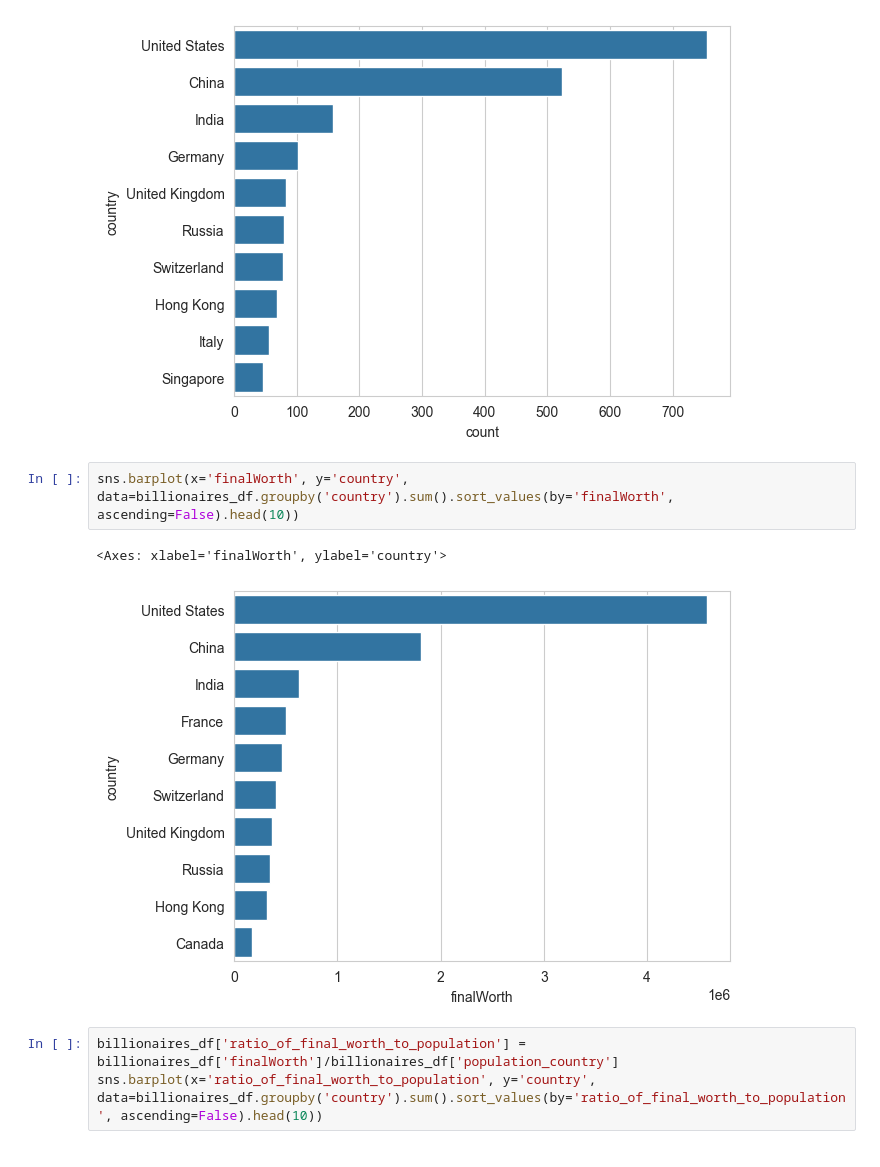
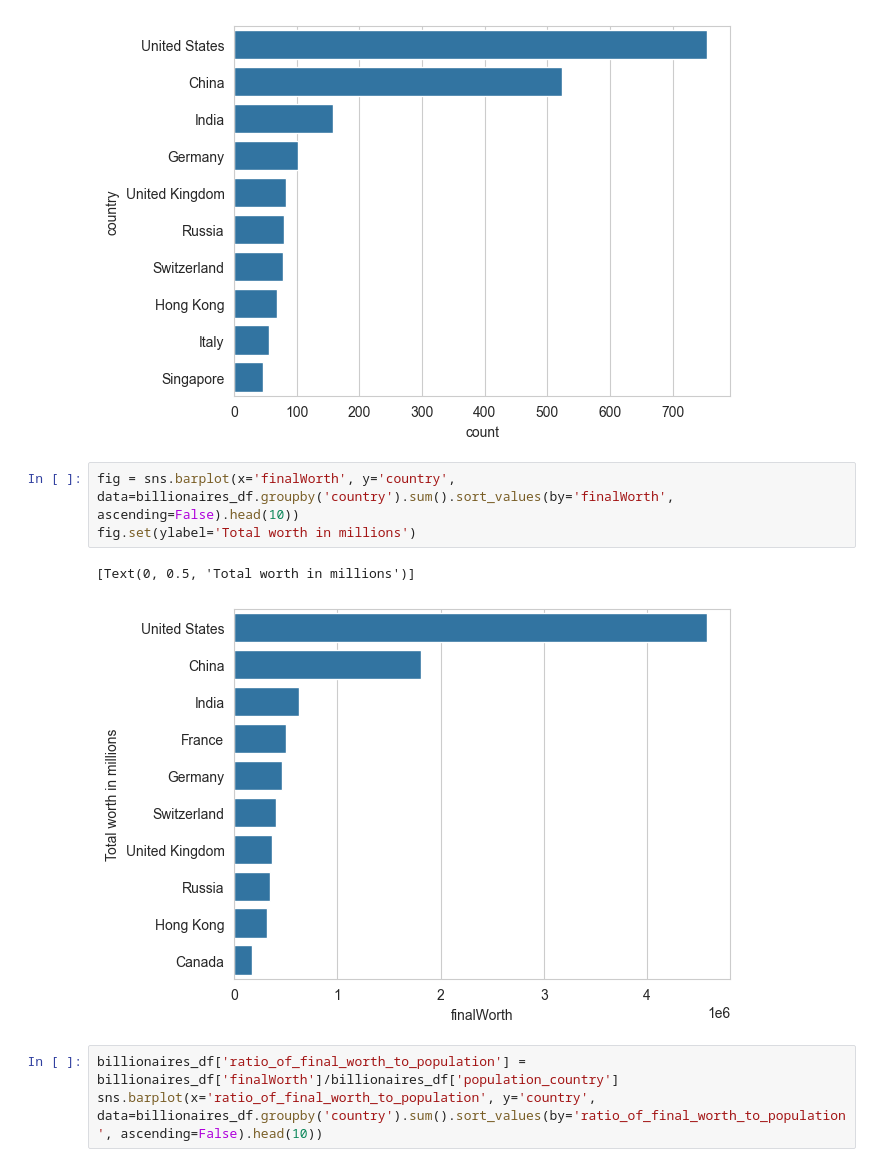
Before and after one commit to RoGellert/python_r_ds_de_projects, a Jupyter notebook: Billionaires/Billionaires_exploratory_analysis.ipynb, the cells around one changed output. Drawn from its saved outputs; the diff is of its cells as text.

```diff
--- a/Billionaires/Billionaires_exploratory_analysis.ipynb
+++ b/Billionaires/Billionaires_exploratory_analysis.ipynb
@@ -146,10 +147,11 @@ sns.barplot(x='count', y='country', data=country_count.head(10))
 <Axes: xlabel='count', ylabel='country'>
 [figure]
 # %%
-sns.barplot(x='finalWorth', y='country', data=billionaires_df.groupby('country').sum().sort_values(by='finalWorth', ascending=False).head(10))
+fig = sns.barplot(x='finalWorth', y='country', data=billionaires_df.groupby('country').sum().sort_values(by='finalWorth', ascending=False).head(10))
+fig.set(ylabel='Total worth in millions')
 # %% [output]
-<Axes: xlabel='finalWorth', ylabel='country'>
+[Text(0, 0.5, 'Total worth in millions')]
-[figure, old version]
+[figure, new version]
 # %%
 billionaires_df['ratio_of_final_worth_to_population'] = billionaires_df['finalWorth']/billionaires_df['population_country']
 sns.barplot(x='ratio_of_final_worth_to_population', y='country', data=billionaires_df.groupby('country').sum().sort_values(by='ratio_of_final_worth_to_population', ascending=False).head(10))
```
Also changed, not shown: parts of 1 cell of this notebook, 2 other files.
